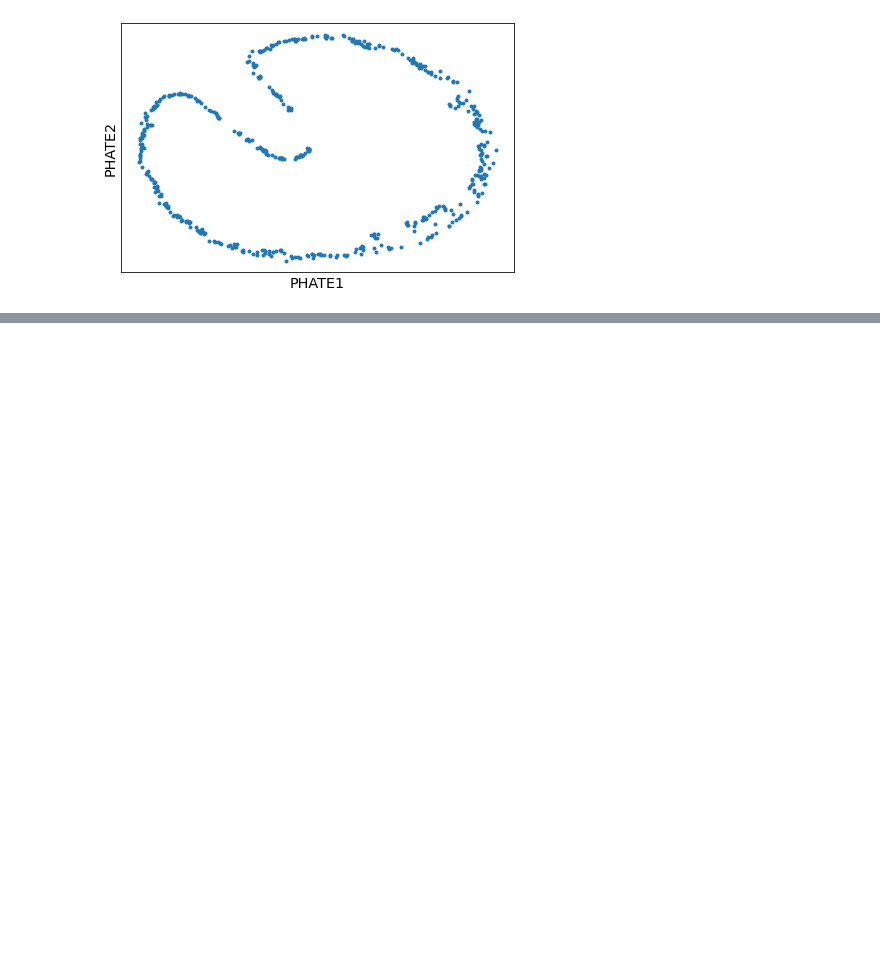
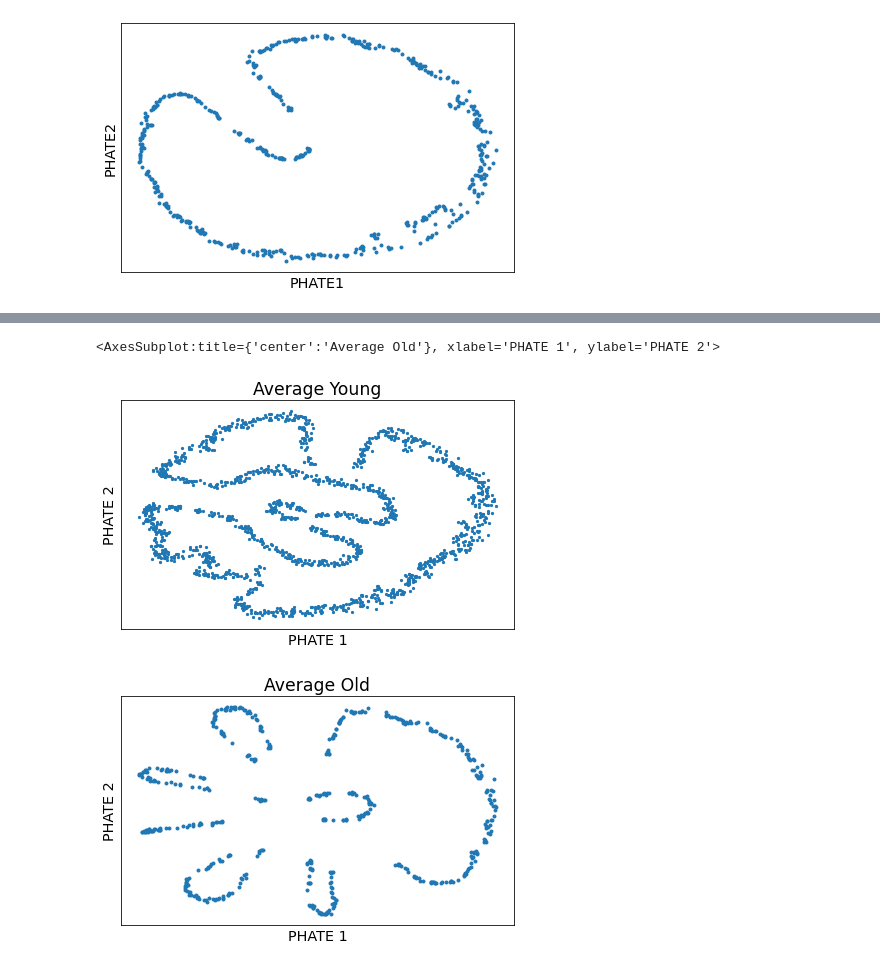
Before and after one commit to RishiDarkDevil/Neural-Uncertainty-Representation, a Jupyter notebook: PHATE.ipynb, the cells around one changed output, grey strips where cells are left out. Saved outputs shown, nothing was run; the diff lists cells and outputs as text; code cells hidden in the pictures; blank space fills up the shorter version.

Commit message:
Average young and old subject's data PHATE visualizations compared

```diff
--- a/PHATE.ipynb
+++ b/PHATE.ipynb
@@ -109,0 +191,5 @@ scp.plot.scatter2d(phate_embd, ticks=None, label_prefix='PHATE')
+# %%
+old_data = np.zeros((o1_data.shape[0], o1_data.shape[1], len(data.sheet_names)))
+# %%
+for i in range(len(data.sheet_names)): # Takes long duration to complete, prefer saving the output tensor
+    old_data[:,:,i] = data.parse("Sheet"+str(i+1), header=None).to_numpy()
@@ -109,0 +200,2 @@ scp.plot.scatter2d(phate_embd, ticks=None, label_prefix='PHATE')
+# %%
+avg_old_data = np.mean(old_data, axis=2)
@@ -109,0 +208,5 @@ scp.plot.scatter2d(phate_embd, ticks=None, label_prefix='PHATE')
+# %%
+phate_op = ph.PHATE()
+phate_embd_young =  phate_op.fit_transform(avg_young_data.T)
+phate_op = ph.PHATE()
+phate_embd_old =  phate_op.fit_transform(avg_old_data.T)
@@ -109,0 +231,7 @@ scp.plot.scatter2d(phate_embd, ticks=None, label_prefix='PHATE')
+# %%
+scp.plot.scatter2d(phate_embd_young, ticks=None, label_prefix='PHATE ', title="Average Young")
+scp.plot.scatter2d(phate_embd_old, ticks=None, label_prefix='PHATE ', title="Average Old")
+# %% [output]
+<AxesSubplot:title={'center':'Average Old'}, xlabel='PHATE 1', ylabel='PHATE 2'>
+[figure, added]
+[figure, added]
```
Also changed, not shown: parts of 29 cells of this notebook.
